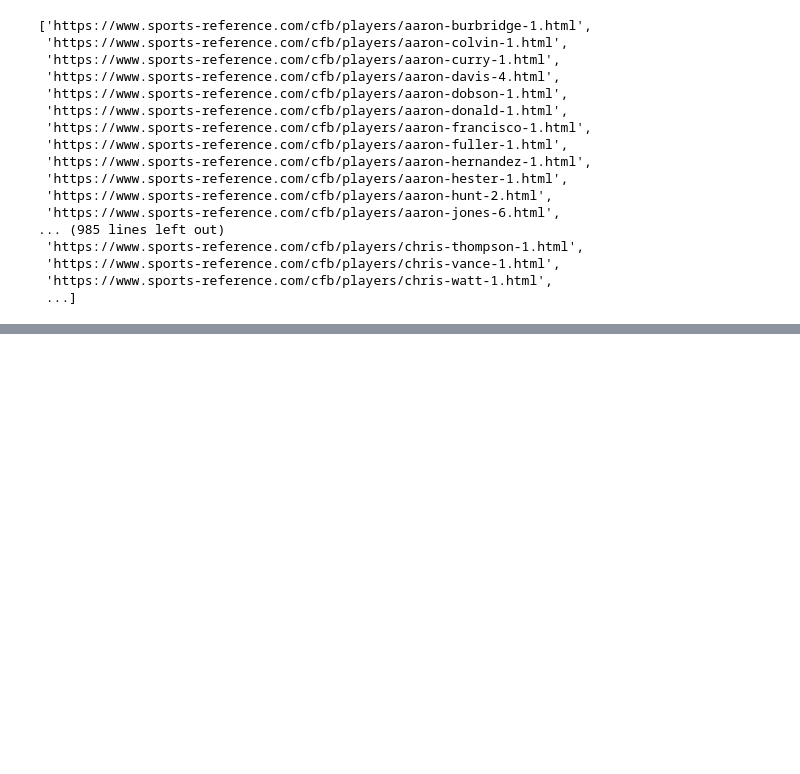
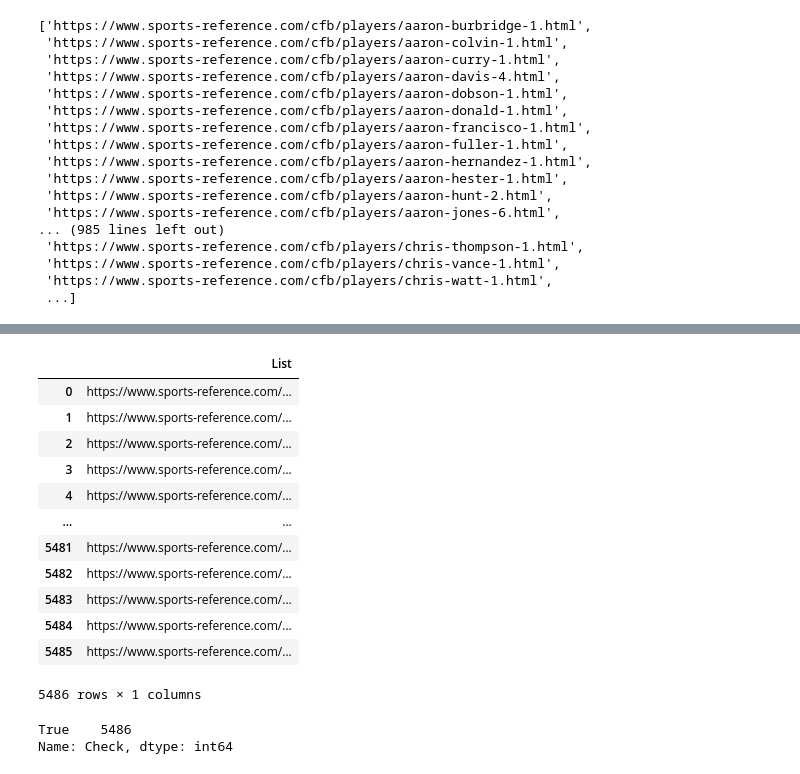
Before and after one commit to mcerow/pick_me, a Jupyter notebook: web_scraping.ipynb, the cells around one changed output, grey strips where cells are left out. Cells and saved outputs as stored; diff of their text form; code cells hidden in the pictures; blank space fills up the shorter version.

Commit message:
completed scraping data

```diff
--- a/web_scraping.ipynb
+++ b/web_scraping.ipynb
@@ -1100,0 +1106,3 @@ all_passing.children
+# %%
+link_check = college_stats_df[['Link'], ]
+link_check.head()
@@ -1101,3 +1116,36 @@ all_passing.children
+# %%
+for i in link_check['Link']:
+    if i in college_stats:
+        link_check.append({'Check':'True'}, ignore_index=True)
+    else:
+        link_check.append({'Check': 'False'}, ignore_index=True)
+# %%
+links = pd.DataFrame(columns = ['List'])
+links['List'] = [i for i in college_stats]
+links
+# %% [output]
+|  | List |
+| 0 | https://www.sports-reference.com/... |
+| 1 | https://www.sports-reference.com/... |
+| 2 | https://www.sports-reference.com/... |
+| 3 | https://www.sports-reference.com/... |
+| 4 | https://www.sports-reference.com/... |
+| ... | ... |
+| 5481 | https://www.sports-reference.com/... |
+| 5482 | https://www.sports-reference.com/... |
+| 5483 | https://www.sports-reference.com/... |
+| 5484 | https://www.sports-reference.com/... |
+| 5485 | https://www.sports-reference.com/... |
+5486 rows × 1 columns
+# %%
+link_check = pd.DataFrame(columns = ['Link', 'List', 'Check'])
+link_check['Link'] = college_stats_df['Link']
+link_check['List'] = [i for i in college_stats]
+link_check['Check'] = link_check['Link'] == link_check['List']
+link_check['Check'].value_counts()
+# %% [output]
+True    5486
+Name: Check, dtype: int64
 # %%
 def defense_container(soup):
 
```
Also changed, not shown: parts of 16 cells of this notebook.
